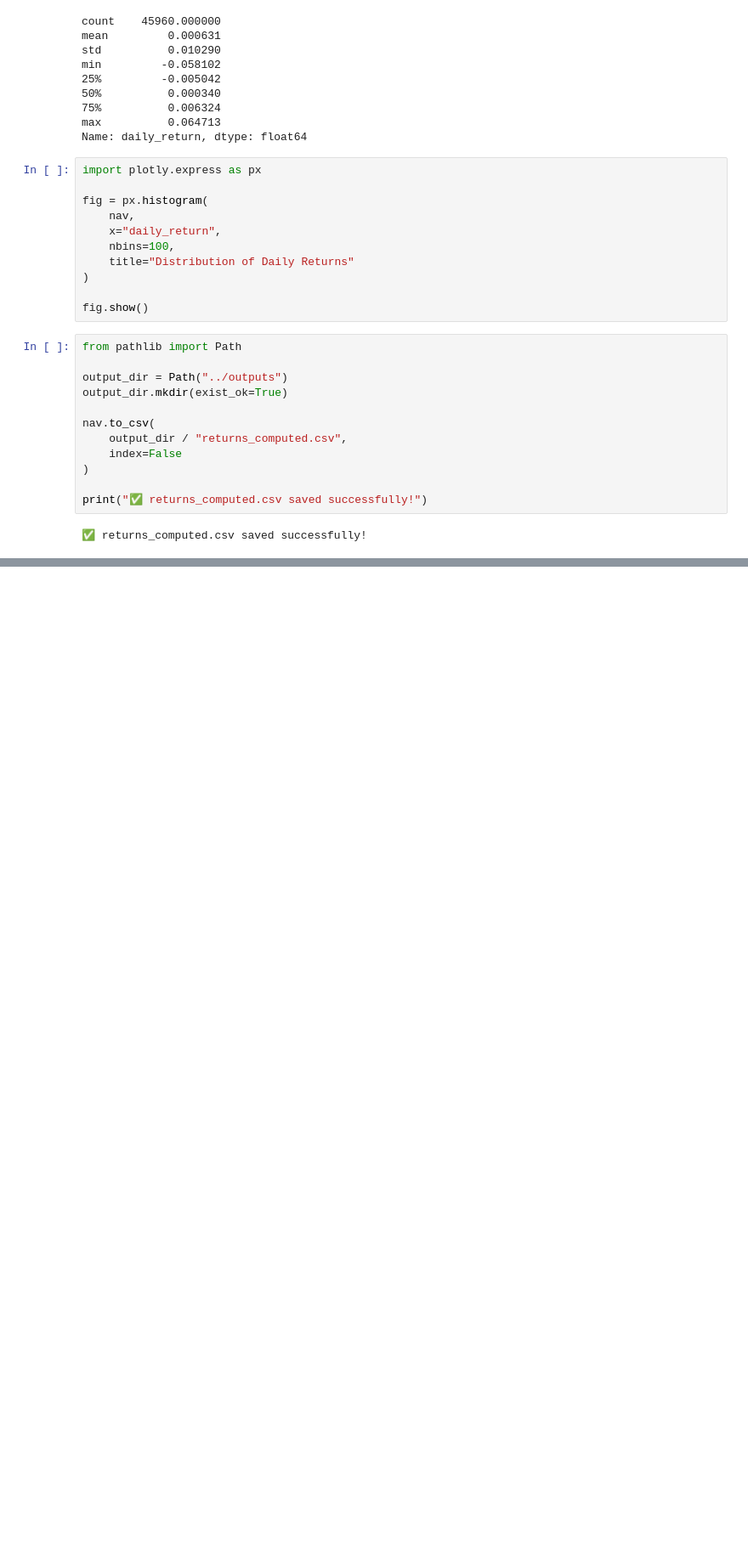
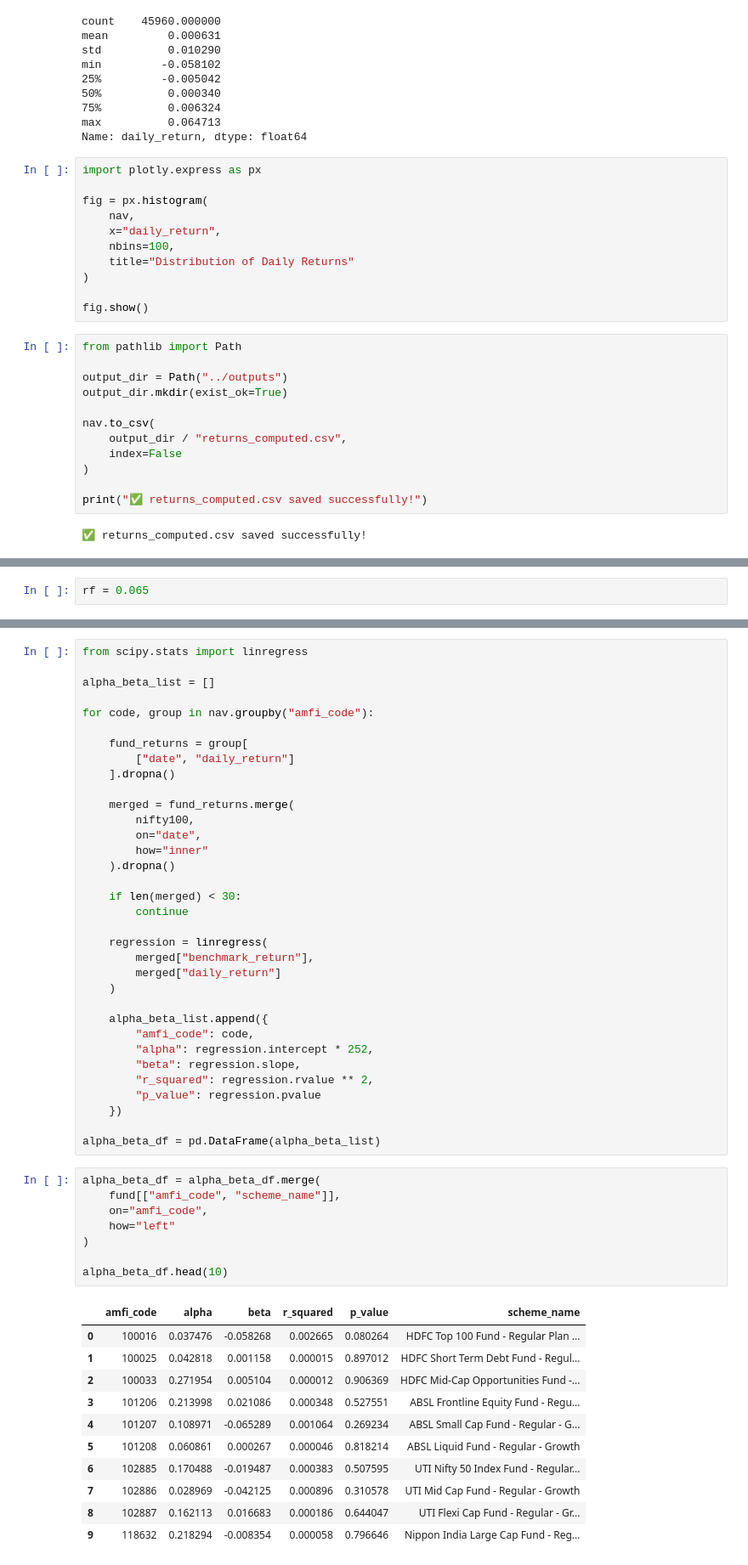
Before and after one commit to Sadiyashaikh15/Mutual-Fund-Analysis, a Jupyter notebook: notebooks/Performance_Analytics.ipynb, the cells around one changed output, grey strips where cells are left out. Shown at 85% size. Drawn from its saved outputs; the diff is of its cells as text; blank space fills up the shorter version.

```diff
--- a/notebooks/Performance_Analytics.ipynb
+++ b/notebooks/Performance_Analytics.ipynb
@@ -173,0 +375,2 @@ print("✅ returns_computed.csv saved successfully!")
+# %%
+rf = 0.065
@@ -173,0 +595,54 @@ print("✅ returns_computed.csv saved successfully!")
+# %%
+from scipy.stats import linregress
+
+alpha_beta_list = []
+
+for code, group in nav.groupby("amfi_code"):
+
+    fund_returns = group[
+        ["date", "daily_return"]
+    ].dropna()
+
+    merged = fund_returns.merge(
+        nifty100,
+        on="date",
+        how="inner"
+    ).dropna()
+
+    if len(merged) < 30:
+        continue
+
+    regression = linregress(
+        merged["benchmark_return"],
+        merged["daily_return"]
+    )
+
+    alpha_beta_list.append({
+        "amfi_code": code,
+        "alpha": regression.intercept * 252,
+        "beta": regression.slope,
+        "r_squared": regression.rvalue ** 2,
+        "p_value": regression.pvalue
+    })
+
+alpha_beta_df = pd.DataFrame(alpha_beta_list)
+# %%
+alpha_beta_df = alpha_beta_df.merge(
+    fund[["amfi_code", "scheme_name"]],
+    on="amfi_code",
+    how="left"
+)
+
+alpha_beta_df.head(10)
+# %% [output]
+|  | amfi_code | alpha | beta | r_squared | p_value | scheme_name |
+| 0 | 100016 | 0.037476 | -0.058268 | 0.002665 | 0.080264 | HDFC Top 100 Fund - Regular Plan ... |
+| 1 | 100025 | 0.042818 | 0.001158 | 0.000015 | 0.897012 | HDFC Short Term Debt Fund - Regul... |
+| 2 | 100033 | 0.271954 | 0.005104 | 0.000012 | 0.906369 | HDFC Mid-Cap Opportunities Fund -... |
+| 3 | 101206 | 0.213998 | 0.021086 | 0.000348 | 0.527551 | ABSL Frontline Equity Fund - Regu... |
+| 4 | 101207 | 0.108971 | -0.065289 | 0.001064 | 0.269234 | ABSL Small Cap Fund - Regular - G... |
+| 5 | 101208 | 0.060861 | 0.000267 | 0.000046 | 0.818214 | ABSL Liquid Fund - Regular - Growth |
+| 6 | 102885 | 0.170488 | -0.019487 | 0.000383 | 0.507595 | UTI Nifty 50 Index Fund - Regular... |
+| 7 | 102886 | 0.028969 | -0.042125 | 0.000896 | 0.310578 | UTI Mid Cap Fund - Regular - Growth |
+| 8 | 102887 | 0.162113 | 0.016683 | 0.000186 | 0.644047 | UTI Flexi Cap Fund - Regular - Gr... |
+| 9 | 118632 | 0.218294 | -0.008354 | 0.000058 | 0.796646 | Nippon India Large Cap Fund - Reg... |
```
Also changed, not shown: parts of 61 cells of this notebook, 5 other files.
